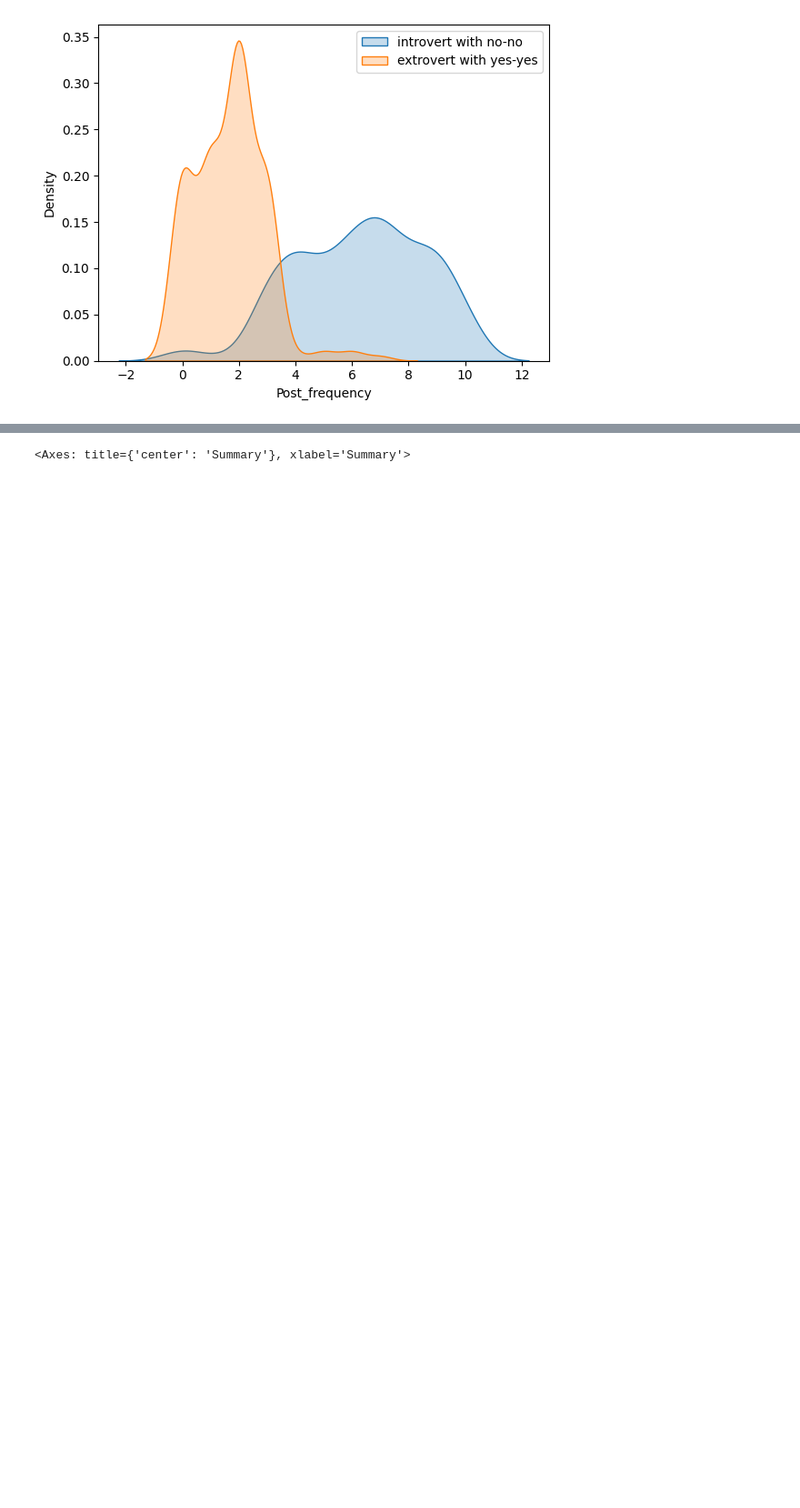
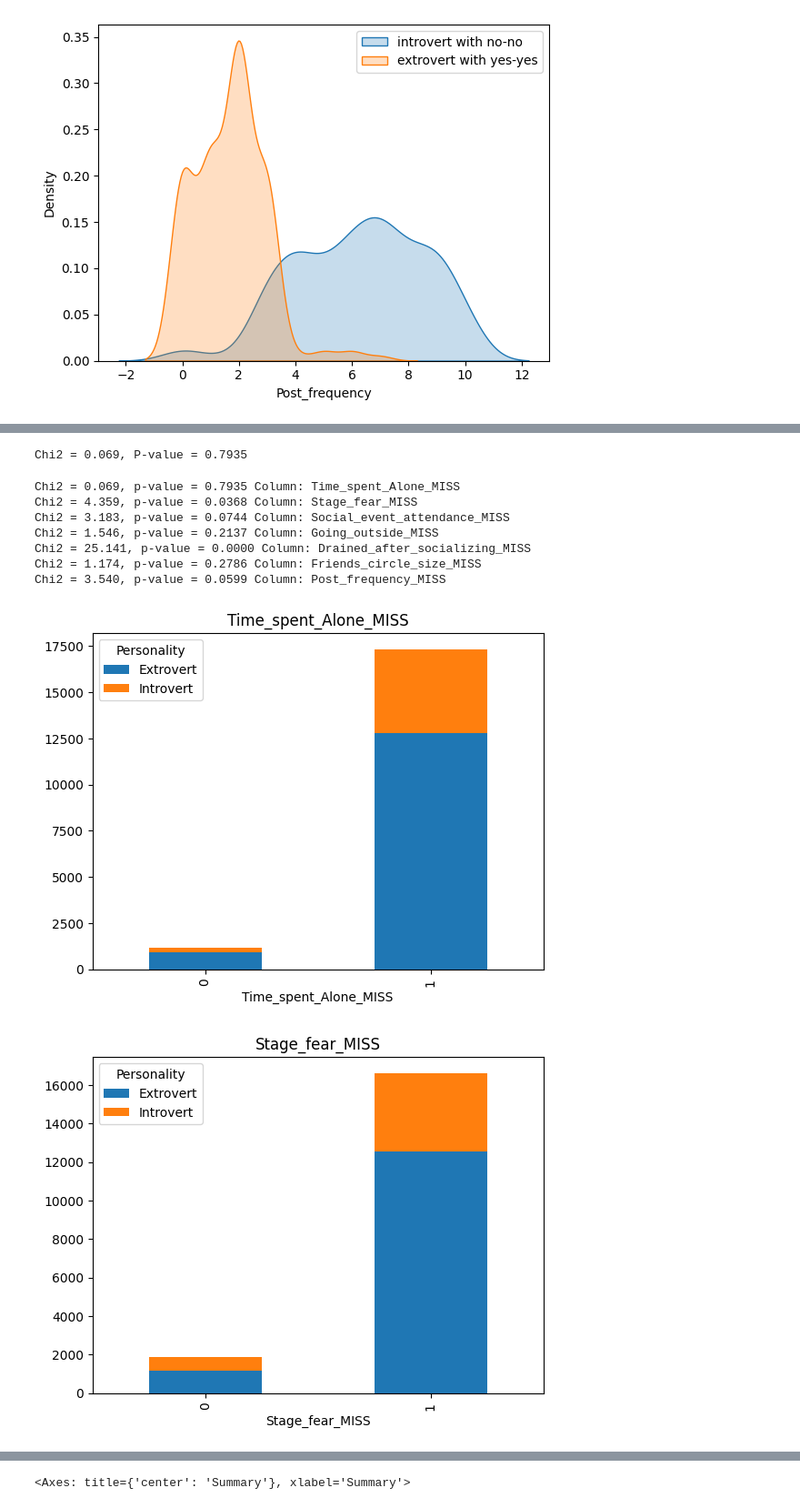
Before and after one commit to PiotrPieciak/LEARN_06_KAGGLE_Predict_Introverts, a Jupyter notebook: notebooks/01_Introverts_and_extroverts_EDA.ipynb, the cells around one changed output, grey strips where cells are left out. Shown at 91% size. Saved outputs shown, nothing was run; the diff lists cells and outputs as text; code cells hidden in the pictures; blank space fills up the shorter version.

```diff
--- a/notebooks/01_Introverts_and_extroverts_EDA.ipynb
+++ b/notebooks/01_Introverts_and_extroverts_EDA.ipynb
@@ -338,3 +340,10 @@ for col in test_df.columns:
 [figure]
 [figure]
 [figure]
+# %%
+excluded_cols = ['id', 'Personality']
+all_columns = train_df.columns
+# Przetwarzanie pozostałych kolumn
+for col in all_columns:
+    if col not in excluded_cols:
+        train_df[col + '_MISS'] = train_df[col].notna().astype(int)
@@ -340,0 +360,25 @@ for col in test_df.columns:
+# %%
+
+result = pd.crosstab(train_df['Time_spent_Alone_MISS'],train_df['Personality'], normalize='index')*100
+chi2, p, _, _ = chi2_contingency(result)
+print(f"Chi2 = {chi2:.3f}, p-value = {p:.4f}")
+# %% [output]
+Chi2 = 0.069, P-value = 0.7935
+# %%
+columns = ['Time_spent_Alone_MISS','Stage_fear_MISS', 'Social_event_attendance_MISS', 'Going_outside_MISS','Drained_after_socializing_MISS',
+           'Friends_circle_size_MISS','Post_frequency_MISS']
+for col in columns:
+    train_df.groupby([col,'Personality']).size().unstack().plot(kind='bar', stacked=True, title=col)
+    result = pd.crosstab(train_df[col],train_df['Personality'], normalize='index')*100
+    chi2, p, _, _ = chi2_contingency(result)
+    print(f"Chi2 = {chi2:.3f}, p-value = {p:.4f} Column: {col} ")
+# %% [output]
+Chi2 = 0.069, p-value = 0.7935 Column: Time_spent_Alone_MISS
+Chi2 = 4.359, p-value = 0.0368 Column: Stage_fear_MISS
+Chi2 = 3.183, p-value = 0.0744 Column: Social_event_attendance_MISS
+Chi2 = 1.546, p-value = 0.2137 Column: Going_outside_MISS
+Chi2 = 25.141, p-value = 0.0000 Column: Drained_after_socializing_MISS
+Chi2 = 1.174, p-value = 0.2786 Column: Friends_circle_size_MISS
+Chi2 = 3.540, p-value = 0.0599 Column: Post_frequency_MISS
+[figure, added]
+[figure, added]
```
Also changed, not shown: parts of 15 cells of this notebook.
